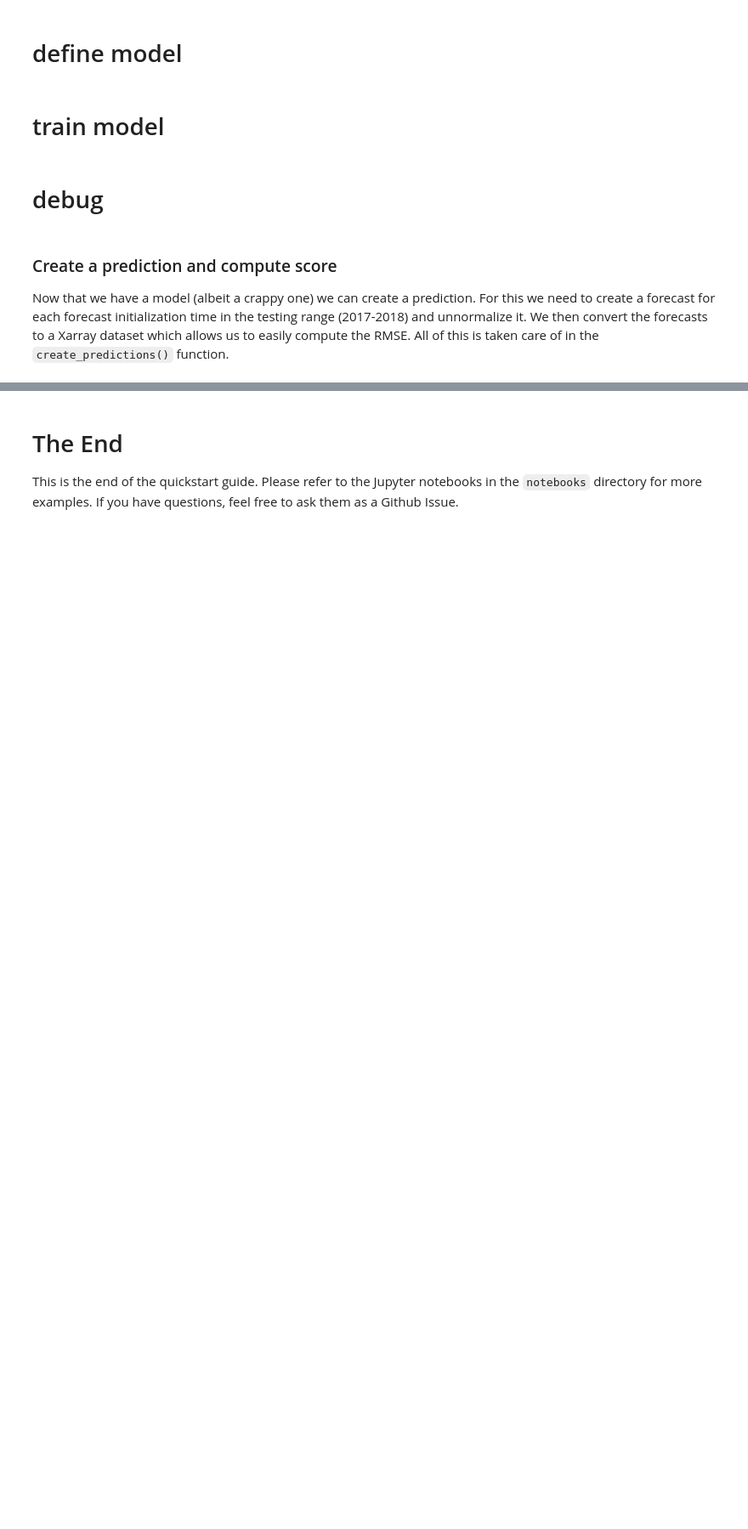
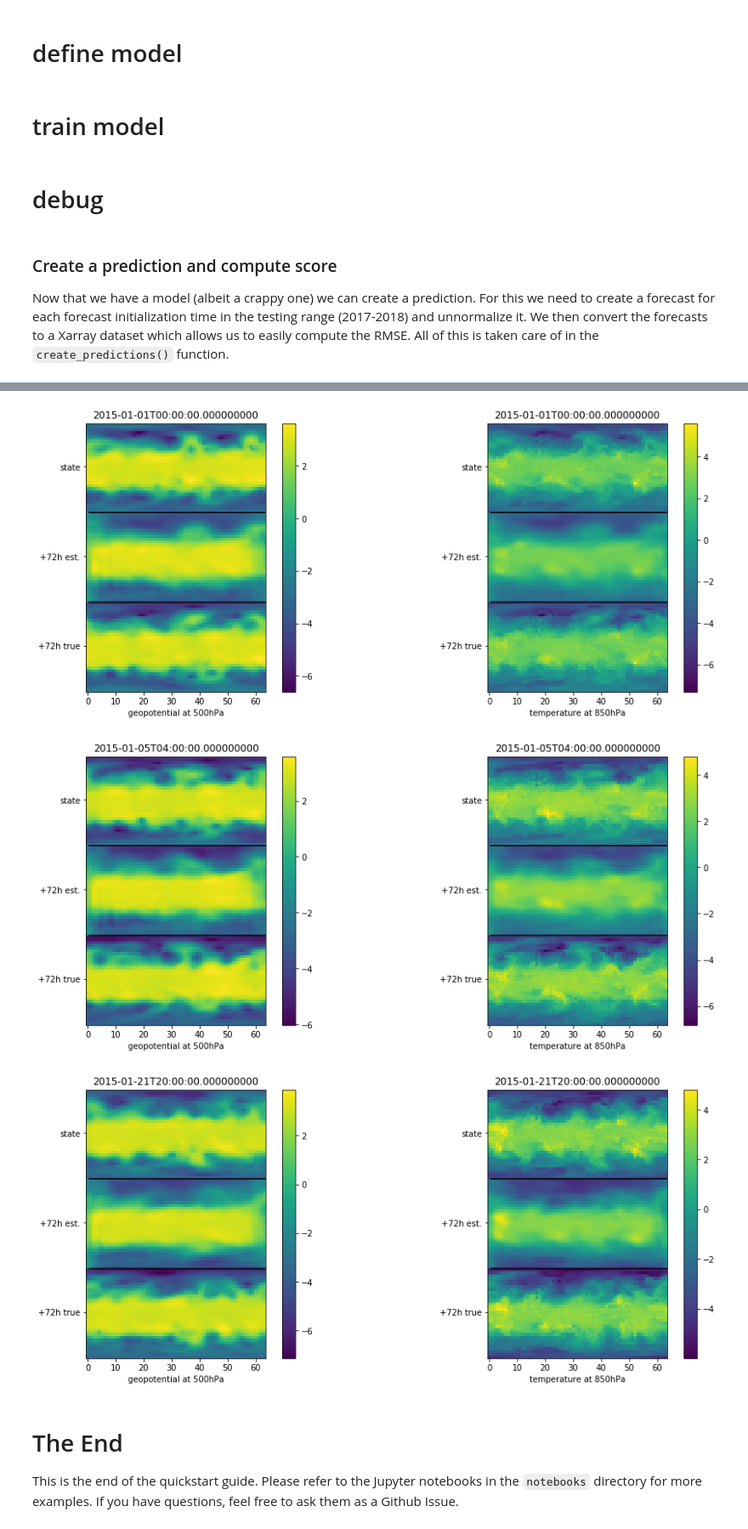
Before and after one commit to m-dml/WeatherBench, a Jupyter notebook: dev_pytorch.ipynb, the cells around one changed output, grey strips where cells are left out. Shown at 85% size. Saved outputs shown, nothing was run; the diff lists cells and outputs as text; code cells hidden in the pictures; blank space fills up the shorter version.

Commit message:
updating dev notebook with result evaluation cells and option to skip training

```diff
--- a/dev_pytorch.ipynb
+++ b/dev_pytorch.ipynb
@@ -47,0 +50,4 @@ test_validation = torch.utils.data.DataLoader(
+# %%
+for batch in train_loader:
+    inputs, targets = batch[0].to(device), batch[1].to(device)
+    print((inputs.shape, targets.shape))
@@ -88,3 +74,8 @@ net = Net(filters=[64, 64, 64, 64, n_channels], kernels=[5, 5, 5, 5, 5],
+# %%
+from src.train_nn_pytorch import SimpleCNN
+
+net = SimpleCNN(filters=[64, 64, 64, 64, n_channels], kernels=[5, 5, 5, 5, 5],
+          channels=n_channels, activation=torch.nn.functional.elu, mode='standard')
 # %% [markdown]
 # train model
 # %%
@@ -117,5 +138,3 @@ torch.save(net.state_dict(), res_dir + 'test_fccnn_3d_pytorch.pt')
-# %%
-net.load_state_dict(torch.load(res_dir + 'test_fccnn_3d_pytorch.pt', map_location=torch.device('cpu')))
 # %% [markdown]
 # debug
 # %% [markdown]
@@ -158,3 +156,9 @@ preds = create_predictions(net, dg_test)
+# %%
+from src.train_nn_pytorch import create_predictions
+
+dg_test =  Dataset(x.sel(time=slice('2017', '2018')), var_dict, lead_time,
+                        mean=dg_train.mean, std=dg_train.std, normalize=True)
+preds = create_predictions(net, dg_test)
 # %%
 from src.score import compute_weighted_rmse, load_test_data
 
@@ -171,3 +178,30 @@ preds.sel(time=time).z.plot(ax=ax2);
+# %%
+%matplotlib inline
+import matplotlib.pyplot as plt
+
+var_names = {'z' : 'geopotential at 500hPa',
+             't' : 'temperature at 850hPa'}
+idx = [0, 100, 500]
+for i in idx:
+    pred = net.forward(torch.tensor(dg_test[[i]][0],requires_grad=False).to(device)).detach().numpy()
+    #pred = pred*dg_train.std.values[None,:,None,None] + dg_train.mean.values[None,:,None,None]
+    plt.figure(figsize=(16,6))
+    for j in range(2):
+        plt.subplot(1,2,j+1)
+        plt.imshow(np.vstack((dg_test[[i]][1][0,j,:,:], pred[0,j,:,:], dg_test[[i]][0][0,j,:,:])))
+        plt.plot([0.5, pred.shape[3]+.5], (1*pred.shape[2]-0.5)*np.ones(2), 'k', linewidth=1.5)
+        plt.plot([0.5, pred.shape[3]+.5], (2*pred.shape[2]-0.5)*np.ones(2), 'k', linewidth=1.5)
+        plt.yticks([pred.shape[2]//2, 3*pred.shape[2]//2, 5*pred.shape[2]//2],
+                   [f'+{lead_time}h true', f'+{lead_time}h est.', 'state'])
+        plt.axis([-0.5, pred.shape[3]-0.5, -0.5, 3*pred.shape[2]-0.5])
+        plt.colorbar()
+        plt.xlabel(var_names[list(dg_train.var_dict.keys())[j]])
+        plt.title(dg_train.data.time.isel(time=i).values)
+    plt.show()
+# %% [output]
+[figure, added]
+[figure, added]
+[figure, added]
 # %% [markdown]
 # The End
 
```
Also changed, not shown: parts of 8 cells of this notebook.
